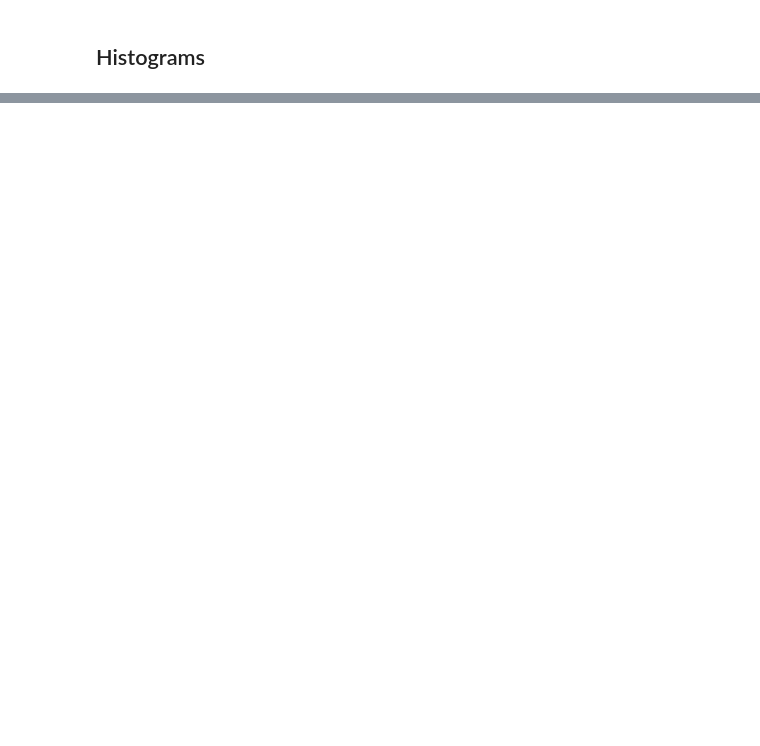
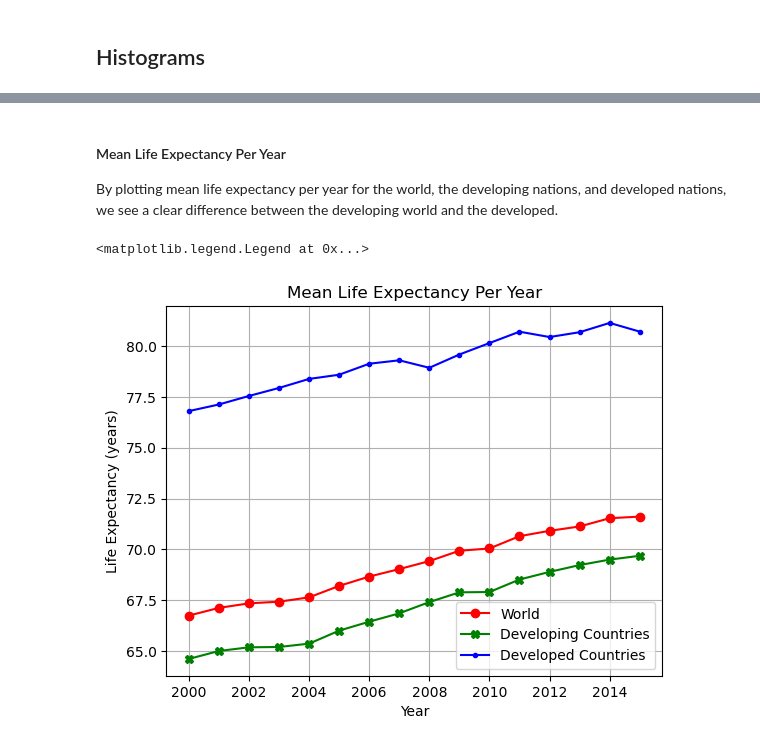
Before and after one commit to einsteinxx/UCLA_450.2_SUMMER, a Jupyter notebook: FinalProject_KeaneGonzalez.ipynb, the cells around one changed output, grey strips where cells are left out. Drawn from its saved outputs; the diff is of its cells as text; code cells hidden in the pictures; blank space fills up the shorter version.

```diff
--- a/FinalProject_KeaneGonzalez.ipynb
+++ b/FinalProject_KeaneGonzalez.ipynb
@@ -455,3 +652,31 @@ Year
+# %% [markdown]
+#### Mean Life Expectancy Per Year
+By plotting mean life expectancy per year for the world, the developing nations, and developed nations, we see a clear difference between the developing world and the developed.
+# %%
+#
+# Get the life expectancy for the all records by year, then for all records with the Developing Status and lastly all records with the Developed Status.
+#
+mean_life_expectance = who_df.groupby("Year")["Life expectancy "].mean()
+mean_life_expectance_developing = who_df[who_df.Status == "Developing"].groupby("Year")["Life expectancy "].mean()
+mean_life_expectance_developed = who_df[who_df.Status == "Developed"].groupby("Year")["Life expectancy "].mean()
+# %%
+#
+#
+#
+plot.figure()
+
+plot.plot(mean_life_expectance, marker='o', color='r')
+plot.plot(mean_life_expectance_developing, marker='X', color='g')
+plot.plot(mean_life_expectance_developed, marker='.', color='b')
+
+plot.title('Mean Life Expectancy Per Year')
+plot.grid()
+plot.xlabel('Year')
+plot.ylabel('Life Expectancy (years)')
+plot.legend(['World','Developing Countries','Developed Countries'])
+# %% [output]
+<matplotlib.legend.Legend at 0x...>
+[figure, added]
 # %%
 who_df[number_columns_list[2]]
 # %% [output]
```
Also changed, not shown: parts of 32 cells of this notebook.
